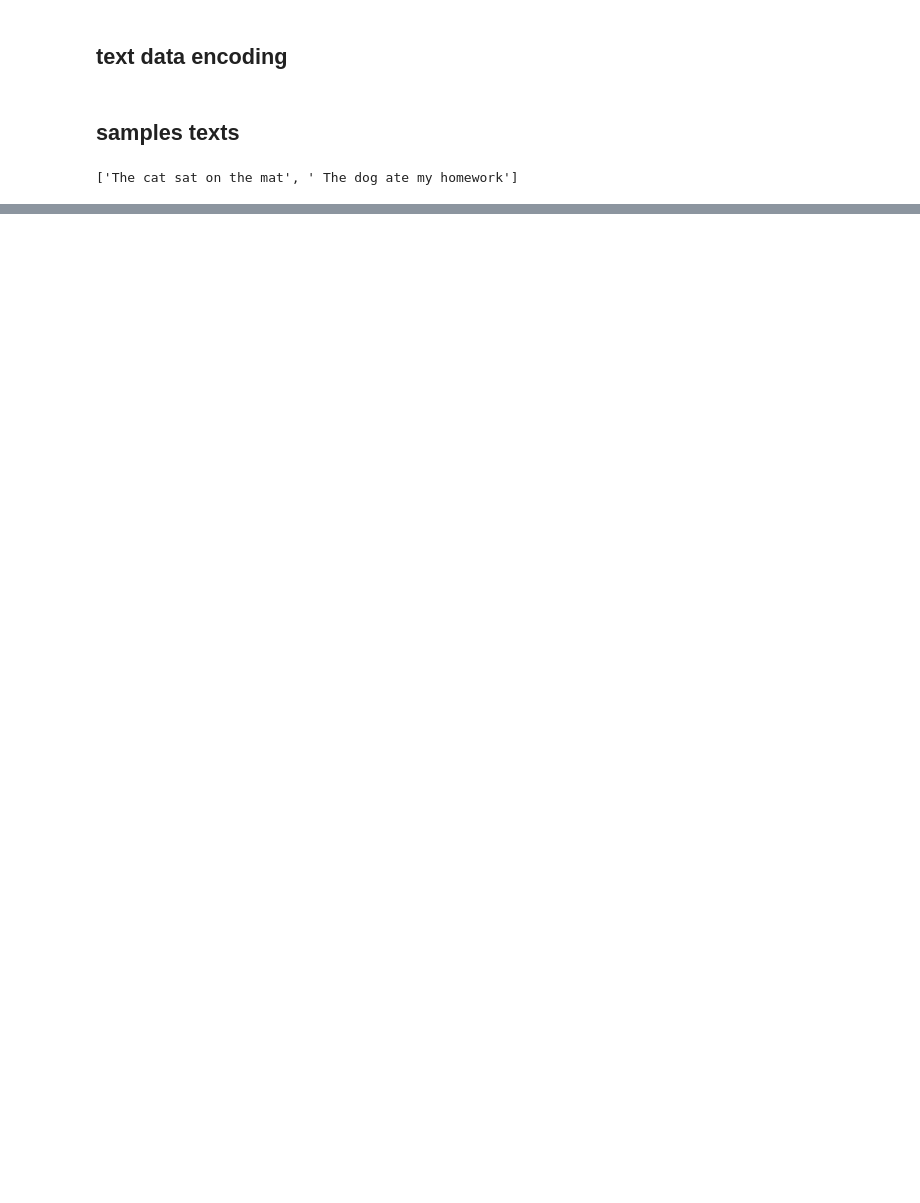
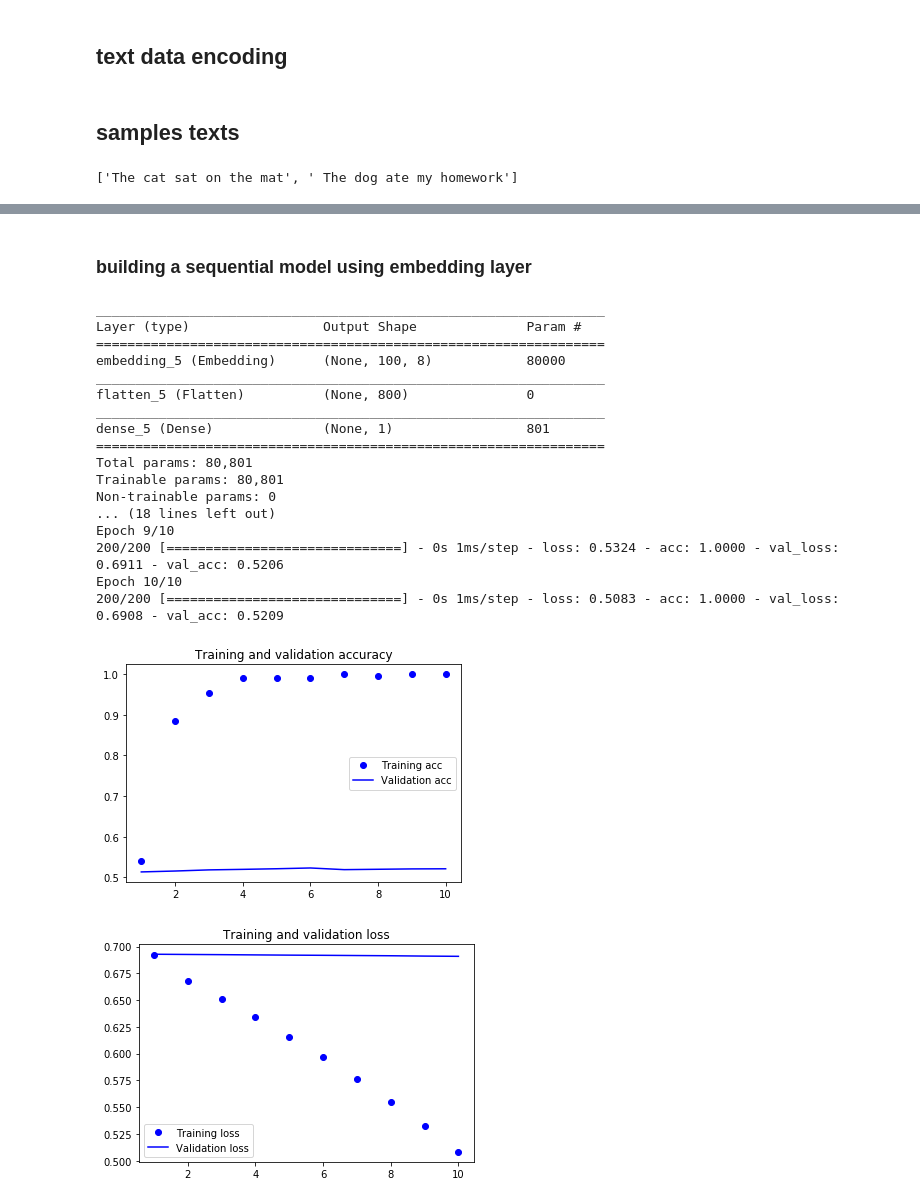
Before and after one commit to SanjyotZade/deep-learning-with-keras, a Jupyter notebook: Deep_learnin_for_text_and_sequences/text_and_sequences_data_processing.ipynb, the cells around one changed output, grey strips where cells are left out. Cells and saved outputs as stored; diff of their text form; code cells hidden in the pictures; blank space fills up the shorter version.

Commit message:
adding codes for sequential model training, word embedding with embedding layer

```diff
--- a/Deep_learnin_for_text_and_sequences/text_and_sequences_data_processing.ipynb
+++ b/Deep_learnin_for_text_and_sequences/text_and_sequences_data_processing.ipynb
@@ -140,0 +357,48 @@ array([[0., 1., 1., 1., 1., 1., 0., 0., 0., 0.],
+# %%
+display(Markdown("### building a sequential model using embedding layer"))
+
+#embedding layer initializations
+n_vocab_embedding_layer = n_vocab
+size_of_word_vector = 8
+
+## Embedding layer is trainable layer. It is best understood as a dictionary
+## that maps integer indices (which stands for specific words) to a dense vectors
+
+# Creating a 1 layer neural network
+model = Sequential()
+model.add(Embedding(n_vocab_embedding_layer,size_of_word_vector,input_length=max_sentence_length))
+model.add(Flatten())
+model.add(Dense(1,activation='sigmoid'))
+model.compile(optimizer="rmsprop",loss="binary_crossentropy",metrics=["acc"])
+model.summary()
+
+# Starting model training
+history = model.fit(x_train,y_train,
+                   epochs = 10,
+                    batch_size = 32,
+                    validation_data=(x_val,y_val)
+                   )
+
+# ploting model training results
+plot_model_training_history(history)
+# %% [output]
+### building a sequential model using embedding layer
+_________________________________________________________________
+Layer (type)                 Output Shape              Param #
+=================================================================
+embedding_5 (Embedding)      (None, 100, 8)            80000
+_________________________________________________________________
+flatten_5 (Flatten)          (None, 800)               0
+_________________________________________________________________
+dense_5 (Dense)              (None, 1)                 801
+=================================================================
+Total params: 80,801
+Trainable params: 80,801
+Non-trainable params: 0
+... (18 lines left out)
+Epoch 9/10
+200/200 [==============================] - 0s 1ms/step - loss: 0.5324 - acc: 1.0000 - val_loss: 0.6911 - val_acc: 0.5206
+Epoch 10/10
+200/200 [==============================] - 0s 1ms/step - loss: 0.5083 - acc: 1.0000 - val_loss: 0.6908 - val_acc: 0.5209
+[figure, added]
+[figure, added]
```
Also changed, not shown: parts of 9 cells of this notebook, 1 other file.
